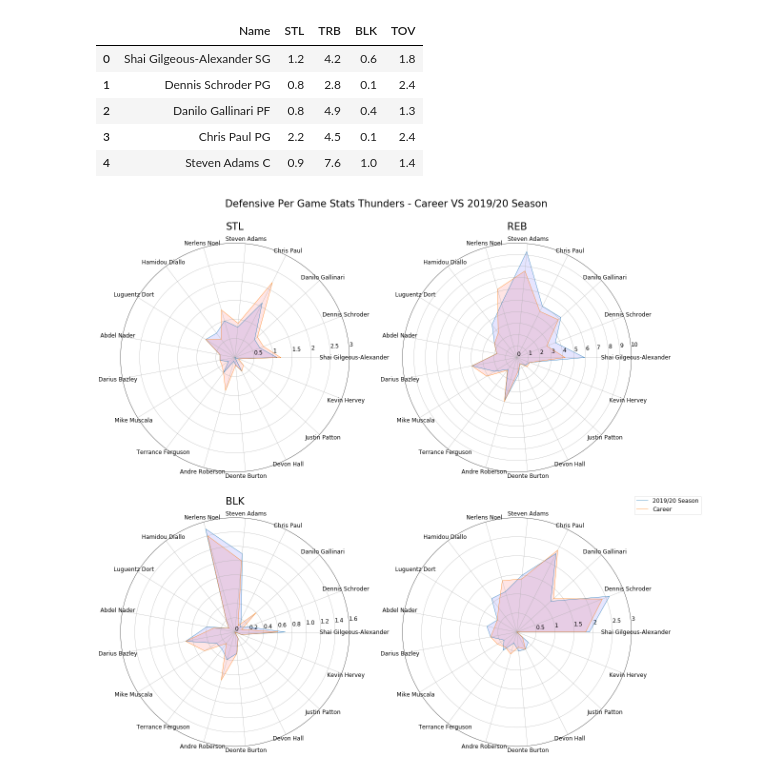
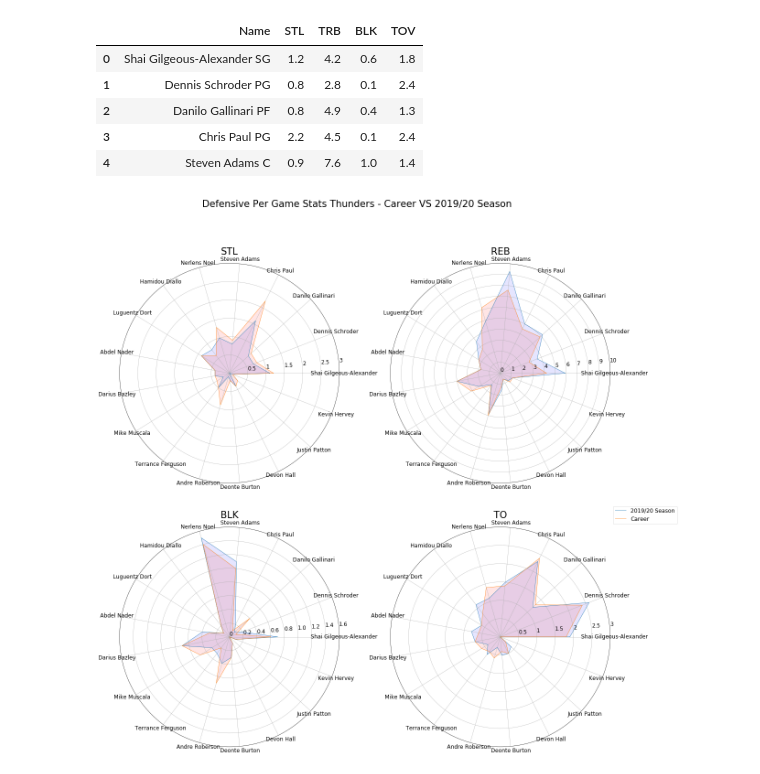
Before and after one commit to KGuruPrasad94/Visualiastion-of-OKC-Thunders-NBA-2019-20-Season-using-matplotlib-seaborn, a Jupyter notebook: OKC vs Thunder.ipynb, the cells around one changed output. Saved outputs shown, nothing was run; the diff lists cells and outputs as text; code cells hidden in the pictures.

```diff
--- a/OKC vs Thunder.ipynb
+++ b/OKC vs Thunder.ipynb
@@ -685,6 +528,7 @@ Career.head()
 | 3 | Chris Paul PG | 1020 | 1020 | 34.9 | 6.5 | 13.7 | 0.471 | 1.4 | 3.7 | 37.0 | 5.1 | ... |
 | 4 | Steven Adams C | 530 | 466 | 26.8 | 4.1 | 6.9 | 0.589 | 0.0 | 0.0 | 10.0 | 4.1 | ... |
 # %%
+#clearing the format in name column to remove junk values
+
 for i in TRS.index:
-    TRS.loc['NAME'] = unicodedata.normalize("NFKD", TRS['NAME'][i])
-    #print(TRS['NAME'])
+    TRS['NAME'].loc[i] = unicodedata.normalize("NFKD", TRS['NAME'][i])
@@ -752,9 +610,8 @@ plt.figure(figsize=(1400/my_dpi, 1400/my_dpi), dpi=my_dpi)
 cols = SO.columns.values.tolist()
 
 for i in range(0,len(cols)):
-    print(i)
-    print(cols[i])
-    plt.title(cols[i-1], size=30, y=1.05)
+
+
     # number of variable
     categories=list(Sort['NAME'])
     N = len(categories)
@@ -765,6 +622,8 @@ for i in range(0,len(cols)):
 
     # Initialise the spider plot
     ax = plt.subplot(3,2,i+1, polar=True)
+    ax.set_title(cols[i],size=30,y = 1)
+
 
     # Draw one axe per variable + add labels labels yet
     plt.xticks(angles[:-1], categories, color='black', size=14, rotation = 30)
@@ -785,15 +644,19 @@ for i in range(0,len(cols)):
         plt.ylim(0,50)
 
     elif (cols[i] == '2P%') or (cols[i] == 'EFG%') or (cols[i] == 'eFG%'):
+
         ax.set_rlabel_position(5)
         plt.yticks([0,10,20,30,40,50,60,70], ["0","10","20","30","40","50","60","70"], color="black", size=14)
         plt.ylim(0,70)
+    elif (cols[i] == 'FT%'):
+        ax.set_rlabel_position(5)
+        plt.yticks([0,10,20,30,40,50,60,70,80,90,100], ["0","10","20","30","40","50","60","70","80","90","100"], color="black", size=14)
+        plt.ylim(0,100)
 
     else:
         # Draw ylabels
-        ax.set_rlabel_position(5)
-        plt.yticks([0,10,20,30,40,50,60,70,80,90,100], ["0","10","20","30","40","50","60","70","80","90","100"], color="black", size=14)
-        plt.ylim(0,100)
+        print("Nothing")
+
 
     # Plot data
     values=SO.iloc[:,i].values.flatten().tolist()
@@ -809,8 +672,9 @@ for i in range(0,len(cols)):
     # Fill area
     ax.fill(angles, values, 'r', alpha=0.1)
 
+
+
 plt.legend(loc= 3 ,bbox_to_anchor=(1, 1), fontsize = 'xx-large')
-plt.title("Offensive Stats Thunders - Career VS 2019/20 Season", size=30 , horizontalalignment = 'center', x=-0.35,y=3.65)
-
+plt.suptitle("Offensive Stats Thunders - Career VS 2019/20 Season",size=30)
 plt.show()
 # %% [output]
@@ -855,7 +707,7 @@ plt.figure(figsize=(1400/my_dpi, 1400/my_dpi), dpi=my_dpi)
 
 cols = SD.columns.values.tolist()
 
-for i in range(0,len(cols)-1):
+for i in range(1,len(cols)):
     #print(i)
     # number of variable
     categories=list(SD['NAME'])
@@ -866,47 +718,46 @@ for i in range(0,len(cols)-1):
     angles += angles[:1]
 
     # Initialise the spider plot
-    ax = plt.subplot(2,2,i+1, polar=True)
-
+    ax = plt.subplot(2,2,i, polar=True)
+    ax.set_title(cols[i],size=30,y = 1)
 
     # Draw one axe per variable + add labels labels yet
     plt.xticks(angles[:-1], categories, color='black', size=17, rotation = 30)
 
-    if (cols[i+1] == 'STL') or (cols[i+1] == 'TO') or (cols[i+1] == 'TOV'):
+    if (cols[i] == 'STL') or (cols[i] == 'TO') or (cols[i] == 'TOV'):
         ax.set_rlabel_position(5)
         plt.yticks([0.5,1,1.5,2,2.5,3], ["0.5","1","1.5","2","2.5","3"], color="black", size=17)
         plt.ylim(0,3)
 
-    elif (cols[i+1] == 'BLK'):
+    elif (cols[i] == 'BLK'):
         ax.set_rlabel_position(5)
         plt.yticks([0,0.2,0.4,0.6,0.8,1.0,1.2,1.4,1.6], ["0","0.2","0.4","0.6","0.8","1.0","1.2","1.4","1.6"], color="black", size=17)
         plt.ylim(0,1.6)
 
     else:
         # Draw ylabels
         ax.set_rlabel_position(5)
         plt.yticks([0,1,2,3,4,5,6,7,8,9,10], ["0","1","2","3","4","5","6","7","8","9","10"], color="black", size=17)
         plt.ylim(0,10)
 
     # Plot data
-    values=SD.iloc[:,i+1].values.flatten().tolist()
+    values=SD.iloc[:,i].values.flatten().tolist()
     values += values[:1]
     ax.plot(angles, values, linewidth=1, linestyle='solid', label= '2019/20 Season')
     # Fill area
     ax.fill(angles, values, 'b', alpha=0.1)
 
     # Plot data
-    values=CD.iloc[:,i+1].values.flatten().tolist()
+    values=CD.iloc[:,i].values.flatten().tolist()
     values += values[:1]
     ax.plot(angles, values, linewidth=1, linestyle='solid', label='Career')
     # Fill area
     ax.fill(angles, values, 'r', alpha=0.1)
 
-    plt.title(cols[i+1], size=30, y=1.05)
 
 plt.legend(loc= 3 ,bbox_to_anchor=(1, 1), fontsize = 'xx-large')
-plt.title("Defensive Per Game Stats Thunders - Career VS 2019/20 Season", size=30 , horizontalalignment = 'center', x=-0.07, y=2.35)
+plt.suptitle("Defensive Per Game Stats Thunders - Career VS 2019/20 Season", size=30)
 
 plt.show()
 # %% [output]
-[figure, old version]
+[figure, new version]
```
Also changed, not shown: parts of 63 cells of this notebook.
